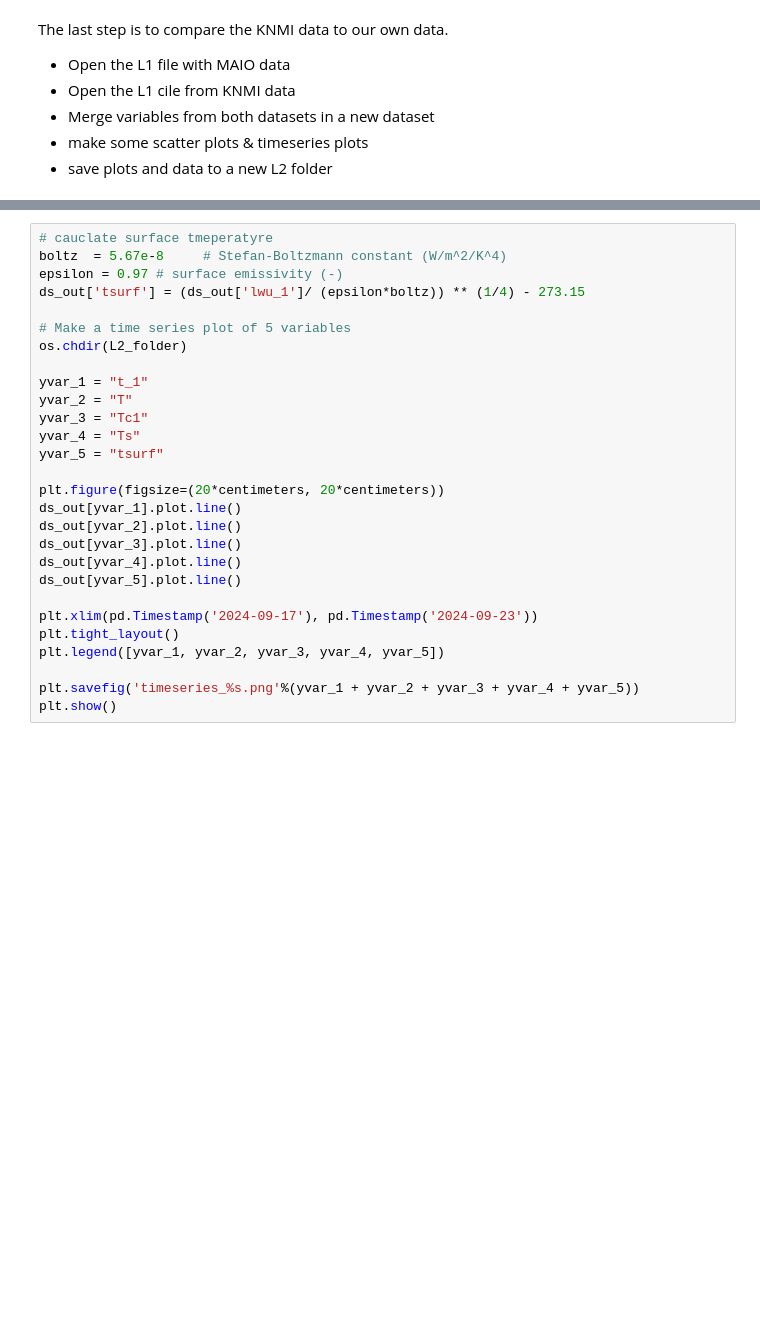
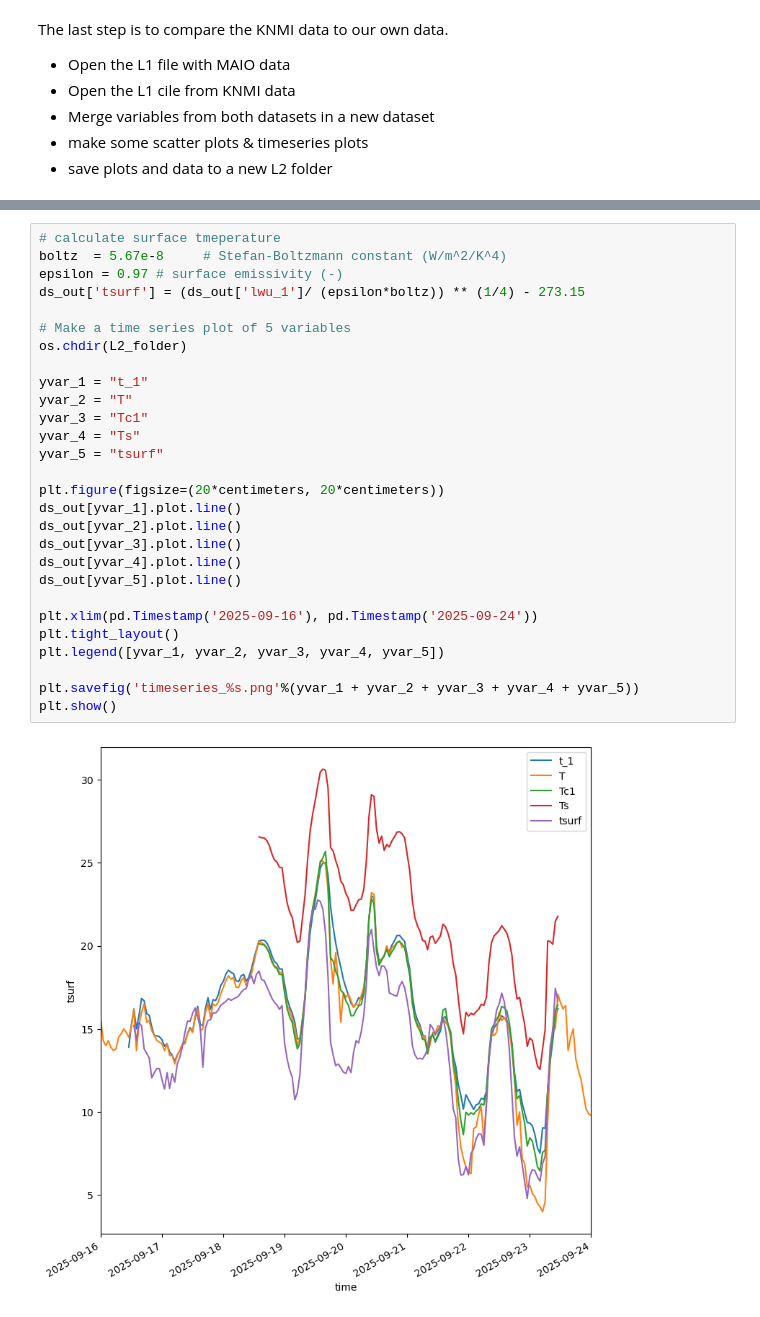
Before and after one commit to pkuipersmunneke/MAIO-UU, a Jupyter notebook: Lecture6.ipynb, the cells around one changed output, grey strips where cells are left out. Drawn from its saved outputs; the diff is of its cells as text; blank space fills up the shorter version.

```diff
--- a/Lecture6.ipynb
+++ b/Lecture6.ipynb
@@ -296,28 +321,30 @@ print('RMS = ',RMS)
 # %%
-# cauclate surface tmeperatyre
+# calculate surface tmeperature
 boltz  = 5.67e-8     # Stefan-Boltzmann constant (W/m^2/K^4)
 epsilon = 0.97 # surface emissivity (-)
 ds_out['tsurf'] = (ds_out['lwu_1']/ (epsilon*boltz)) ** (1/4) - 273.15
 
 # Make a time series plot of 5 variables
 os.chdir(L2_folder)
 
 yvar_1 = "t_1"
 yvar_2 = "T"
 yvar_3 = "Tc1"
 yvar_4 = "Ts"
 yvar_5 = "tsurf"
 
 plt.figure(figsize=(20*centimeters, 20*centimeters))
 ds_out[yvar_1].plot.line()
 ds_out[yvar_2].plot.line()
 ds_out[yvar_3].plot.line()
 ds_out[yvar_4].plot.line()
 ds_out[yvar_5].plot.line()
 
-plt.xlim(pd.Timestamp('2024-09-17'), pd.Timestamp('2024-09-23'))
+plt.xlim(pd.Timestamp('2025-09-16'), pd.Timestamp('2025-09-24'))
 plt.tight_layout()
 plt.legend([yvar_1, yvar_2, yvar_3, yvar_4, yvar_5])
 
 plt.savefig('timeseries_%s.png'%(yvar_1 + yvar_2 + yvar_3 + yvar_4 + yvar_5))
 plt.show()
+# %% [output]
+[figure, added]
```
Also changed, not shown: parts of 10 cells of this notebook.
